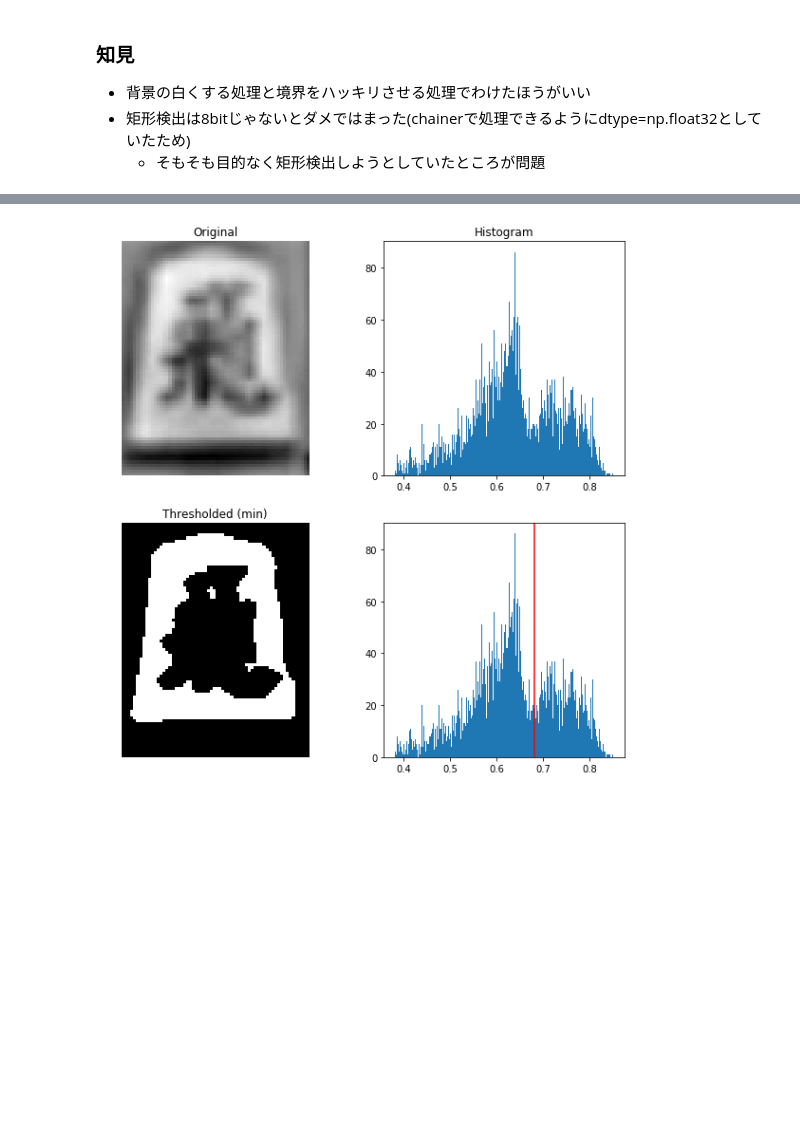
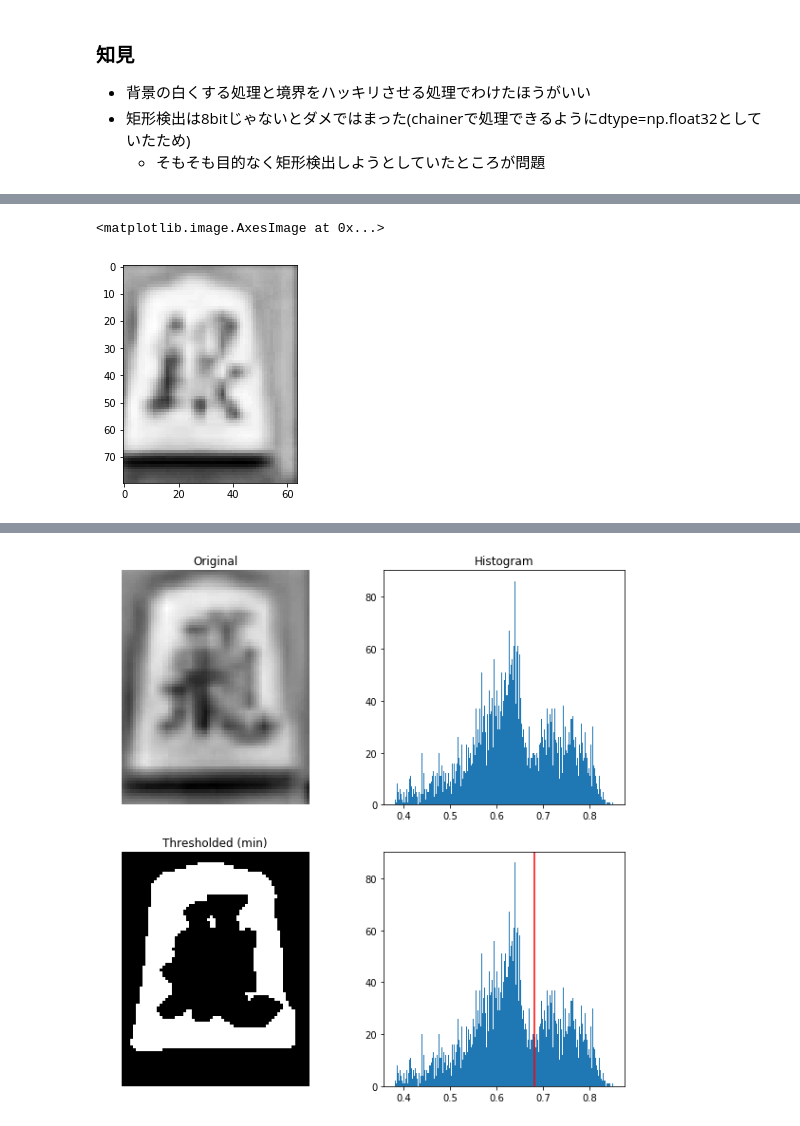
Before and after one commit to Liaro/Liaro_ML_Learning, a Jupyter notebook: Shintaro-Indo/shogi/notebook/preprocessing.ipynb, the cells around one changed output, grey strips where cells are left out. Saved outputs shown, nothing was run; the diff lists cells and outputs as text; code cells hidden in the pictures; blank space fills up the shorter version.

```diff
--- a/Shintaro-Indo/shogi/notebook/preprocessing.ipynb
+++ b/Shintaro-Indo/shogi/notebook/preprocessing.ipynb
@@ -204,0 +166,17 @@ for i in range(10):
+# %%
+# コントラストを強くする
+i = 1
+sample = x_train[i]
+sample_gray = cv2.cvtColor(sample, cv2.COLOR_BGR2GRAY)# グレースケール化
+
+def contrast(image, a):
+    lut = [ np.uint8(255.0 / (1 + math.exp(-a * (i - 128.) / 255.))) for i in range(256)]
+    result_image = np.array( [ lut[value] for value in image.flat], dtype=np.uint8 )
+    result_image = result_image.reshape(image.shape)
+    return result_image
+
+sample_contrast = contrast(sample_gray, 11)
+plt.imshow(sample_contrast, cmap="gray")
+# %% [output]
+<matplotlib.image.AxesImage at 0x...>
+[figure, added]
```
Also changed, not shown: parts of 9 cells of this notebook, 1 other file.
